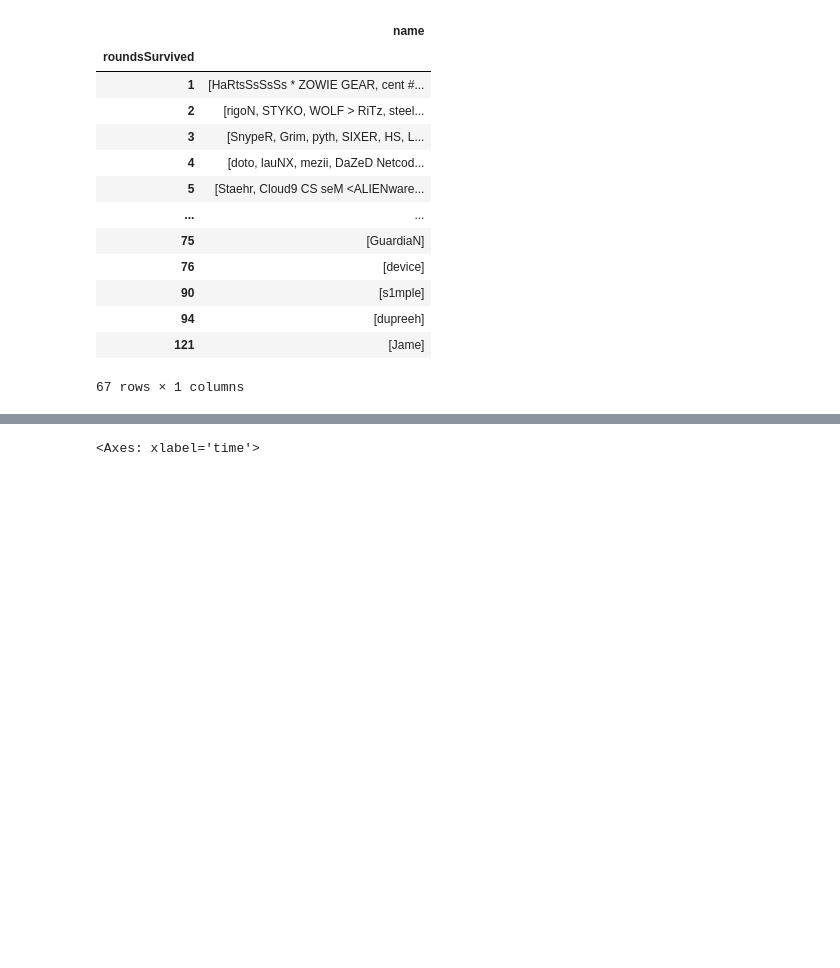
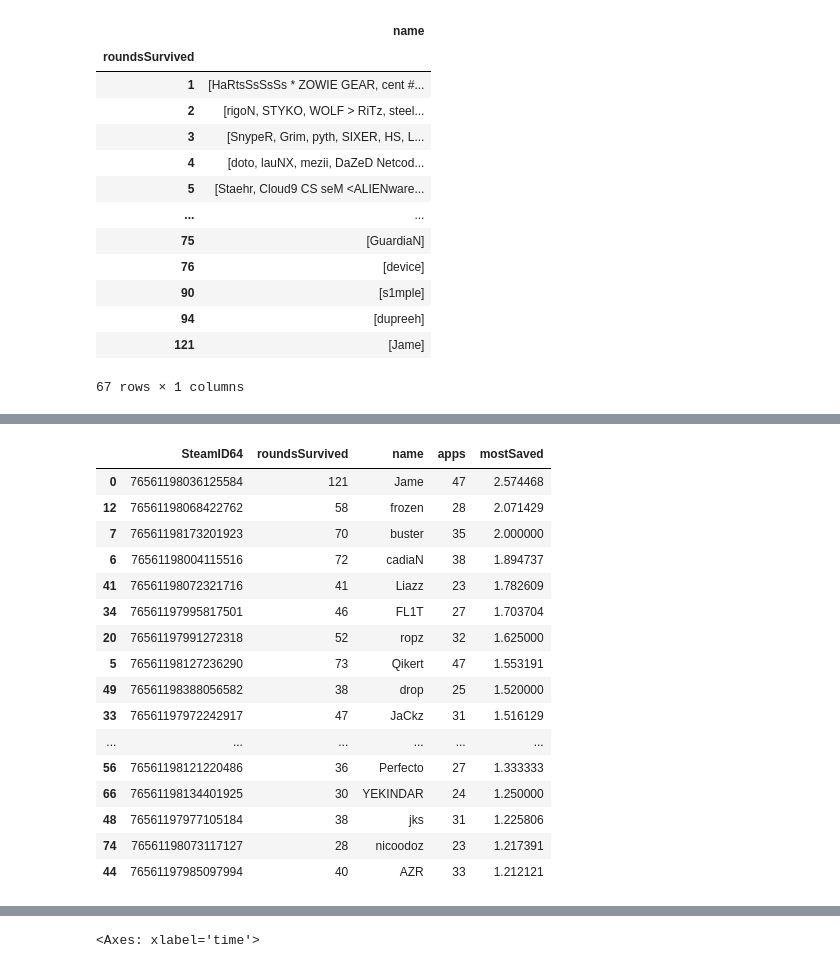
Before and after one commit to bevan-philip/have-cs-rounds-become-slower, a Jupyter notebook: analysis.ipynb, the cells around one changed output, grey strips where cells are left out. Drawn from its saved outputs; the diff is of its cells as text; code cells hidden in the pictures; blank space fills up the shorter version.

```diff
--- a/analysis.ipynb
+++ b/analysis.ipynb
@@ -183,3 +223,23 @@ t[['name', 'roundsSurvived']].groupby('roundsSurvived').agg(list)
+# %%
+t.loc[t['apps'] > 20 ].sort_values(by='mostSaved', ascending=False).head(20)
+# %% [output]
+|  | SteamID64 | roundsSurvived | name | apps | mostSaved |
+| 0 | 76561198036125584 | 121 | Jame | 47 | 2.574468 |
+| 12 | 76561198068422762 | 58 | frozen | 28 | 2.071429 |
+| 7 | 76561198173201923 | 70 | buster | 35 | 2.000000 |
+| 6 | 76561198004115516 | 72 | cadiaN | 38 | 1.894737 |
+| 41 | 76561198072321716 | 41 | Liazz | 23 | 1.782609 |
+| 34 | 76561197995817501 | 46 | FL1T | 27 | 1.703704 |
+| 20 | 76561197991272318 | 52 | ropz | 32 | 1.625000 |
+| 5 | 76561198127236290 | 73 | Qikert | 47 | 1.553191 |
+| 49 | 76561198388056582 | 38 | drop | 25 | 1.520000 |
+| 33 | 76561197972242917 | 47 | JaCkz | 31 | 1.516129 |
+| ... | ... | ... | ... | ... | ... |
+| 56 | 76561198121220486 | 36 | Perfecto | 27 | 1.333333 |
+| 66 | 76561198134401925 | 30 | YEKINDAR | 24 | 1.250000 |
+| 48 | 76561197977105184 | 38 | jks | 31 | 1.225806 |
+| 74 | 76561198073117127 | 28 | nicoodoz | 23 | 1.217391 |
+| 44 | 76561197985097994 | 40 | AZR | 33 | 1.212121 |
 # %%
 csgo_df['heTicks'] = csgo_df.heTicks.apply(lambda x: sorted(map(int, x[1:-1].split(','))) if x != "null" else [])
 csgo_df['heTicksRelative'] = csgo_df.apply(lambda x: [y-x.startTick for y in x.heTicks ], axis=1)
```
Also changed, not shown: parts of 3 cells of this notebook.
